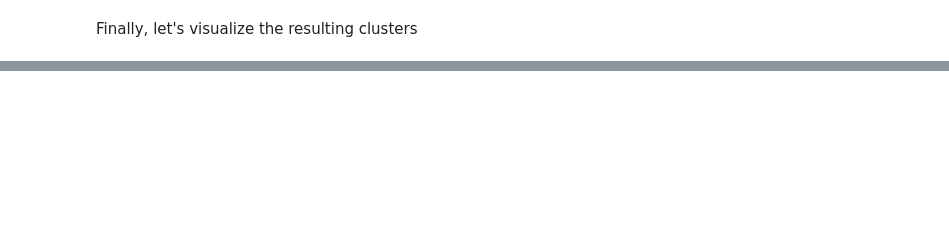
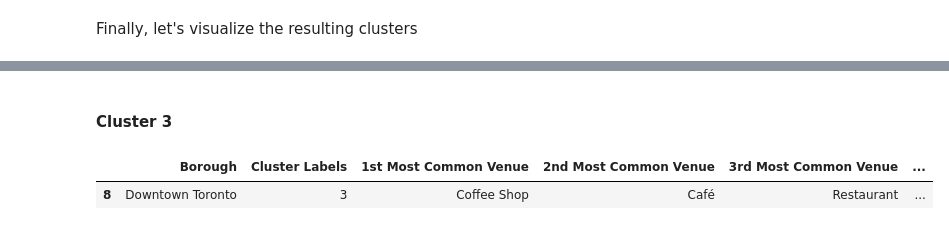
Before and after one commit to gillesw/capstone_ibm, a Jupyter notebook: Module 3/Module3-part3.ipynb, the cells around one changed output, grey strips where cells are left out. Saved outputs shown, nothing was run; the diff lists cells and outputs as text; code cells hidden in the pictures; blank space fills up the shorter version.

```diff
--- a/Module 3/Module3-part3.ipynb
+++ b/Module 3/Module3-part3.ipynb
@@ -539,0 +579,7 @@ map_clusters
+# %% [markdown]
+#### Cluster 3
+# %%
+t_merged.loc[t_merged['Cluster Labels'] == 3, t_merged.columns[[1] + list(range(5, t_merged.shape[1]))]]
+# %% [output]
+|  | Borough | Cluster Labels | 1st Most Common Venue | 2nd Most Common Venue | 3rd Most Common Venue | ... |
+| 8 | Downtown Toronto | 3 | Coffee Shop | Café | Restaurant | ... |
```
Also changed, not shown: parts of 18 cells of this notebook, 1 other file.
